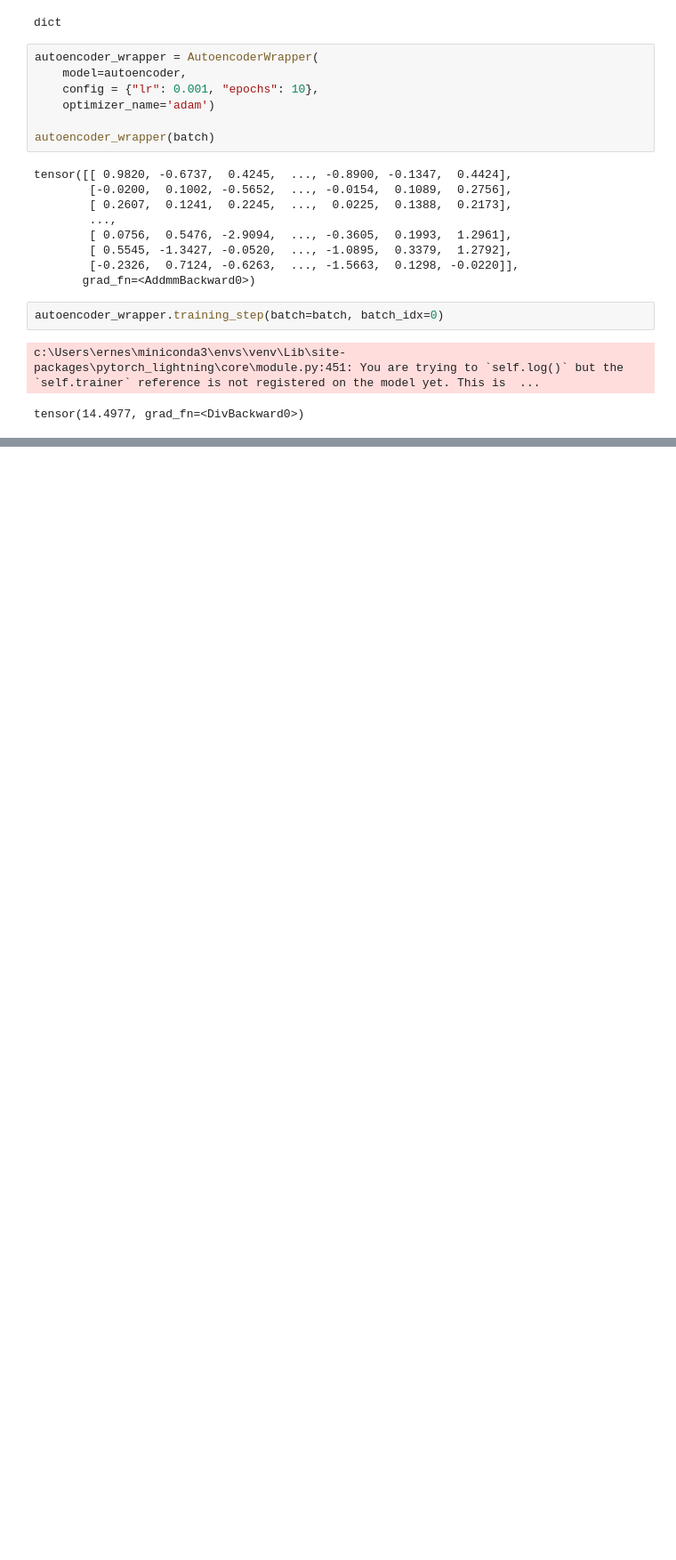
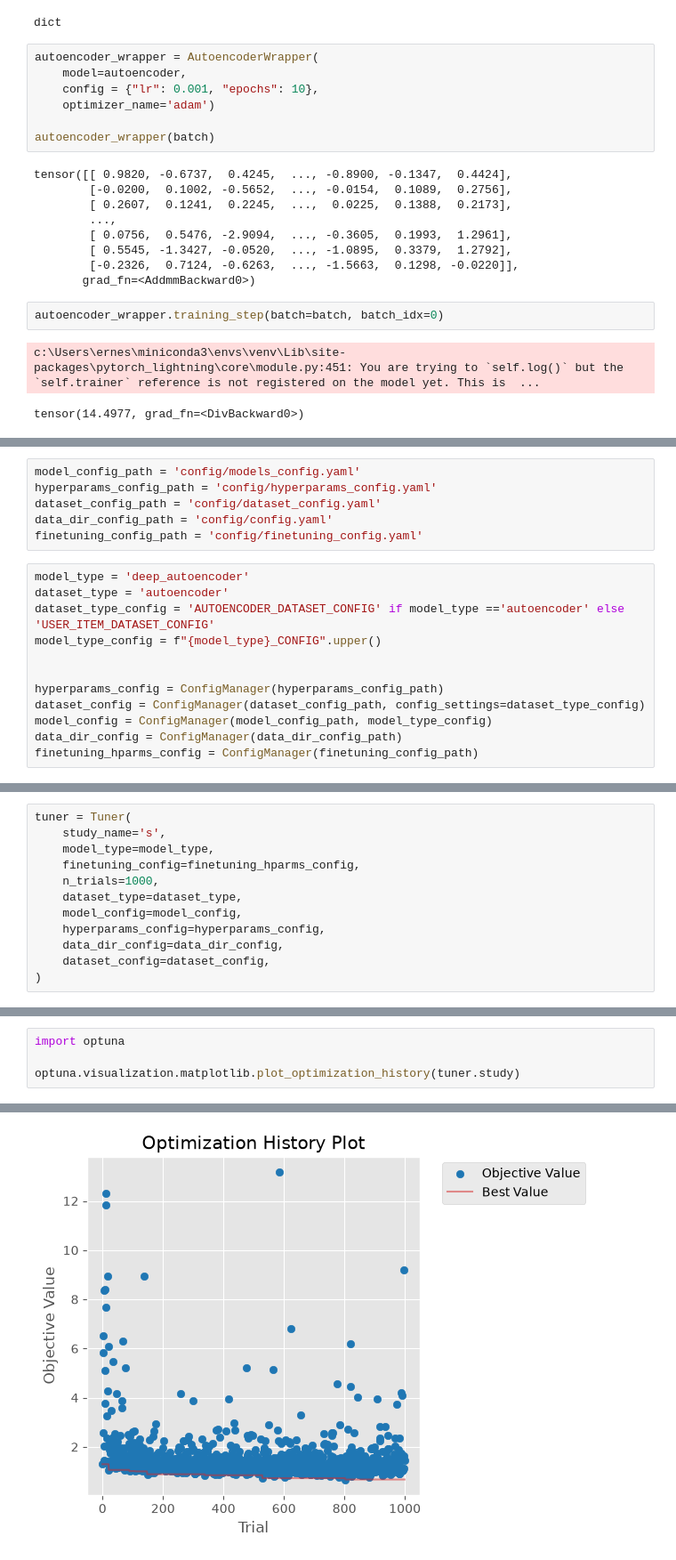
Before and after one commit to ernstBc/movielens-recsys, a Jupyter notebook: test.ipynb, the cells around one changed output, grey strips where cells are left out. Shown at 89% size. Cells and saved outputs as stored; diff of their text form; blank space fills up the shorter version.

```diff
--- a/test.ipynb
+++ b/test.ipynb
@@ -297,0 +87,18 @@ tensor(14.4977, grad_fn=<DivBackward0>)
+# %%
+model_config_path = 'config/models_config.yaml'
+hyperparams_config_path = 'config/hyperparams_config.yaml'
+dataset_config_path = 'config/dataset_config.yaml'
+data_dir_config_path = 'config/config.yaml'
+finetuning_config_path = 'config/finetuning_config.yaml'
+# %%
+model_type = 'deep_autoencoder'
+dataset_type = 'autoencoder'
+dataset_type_config = 'AUTOENCODER_DATASET_CONFIG' if model_type =='autoencoder' else 'USER_ITEM_DATASET_CONFIG'
+model_type_config = f"{model_type}_CONFIG".upper()
+
+
+hyperparams_config = ConfigManager(hyperparams_config_path)
+dataset_config = ConfigManager(dataset_config_path, config_settings=dataset_type_config)
+model_config = ConfigManager(model_config_path, model_type_config)
+data_dir_config = ConfigManager(data_dir_config_path)
+finetuning_hparms_config = ConfigManager(finetuning_config_path)
@@ -297,0 +142,12 @@ tensor(14.4977, grad_fn=<DivBackward0>)
+# %%
+tuner = Tuner(
+    study_name='s',
+    model_type=model_type,
+    finetuning_config=finetuning_hparms_config,
+    n_trials=1000,
+    dataset_type=dataset_type,
+    model_config=model_config,
+    hyperparams_config=hyperparams_config,
+    data_dir_config=data_dir_config,
+    dataset_config=dataset_config,
+)
@@ -297,0 +211,5 @@ tensor(14.4977, grad_fn=<DivBackward0>)
+# %%
+import optuna
+
+optuna.visualization.matplotlib.plot_optimization_history(tuner.study)
+# %% [output]
@@ -297,0 +217 @@ tensor(14.4977, grad_fn=<DivBackward0>)
+[figure, added]
```
Also changed, not shown: parts of 43 cells of this notebook, 12 other files.
